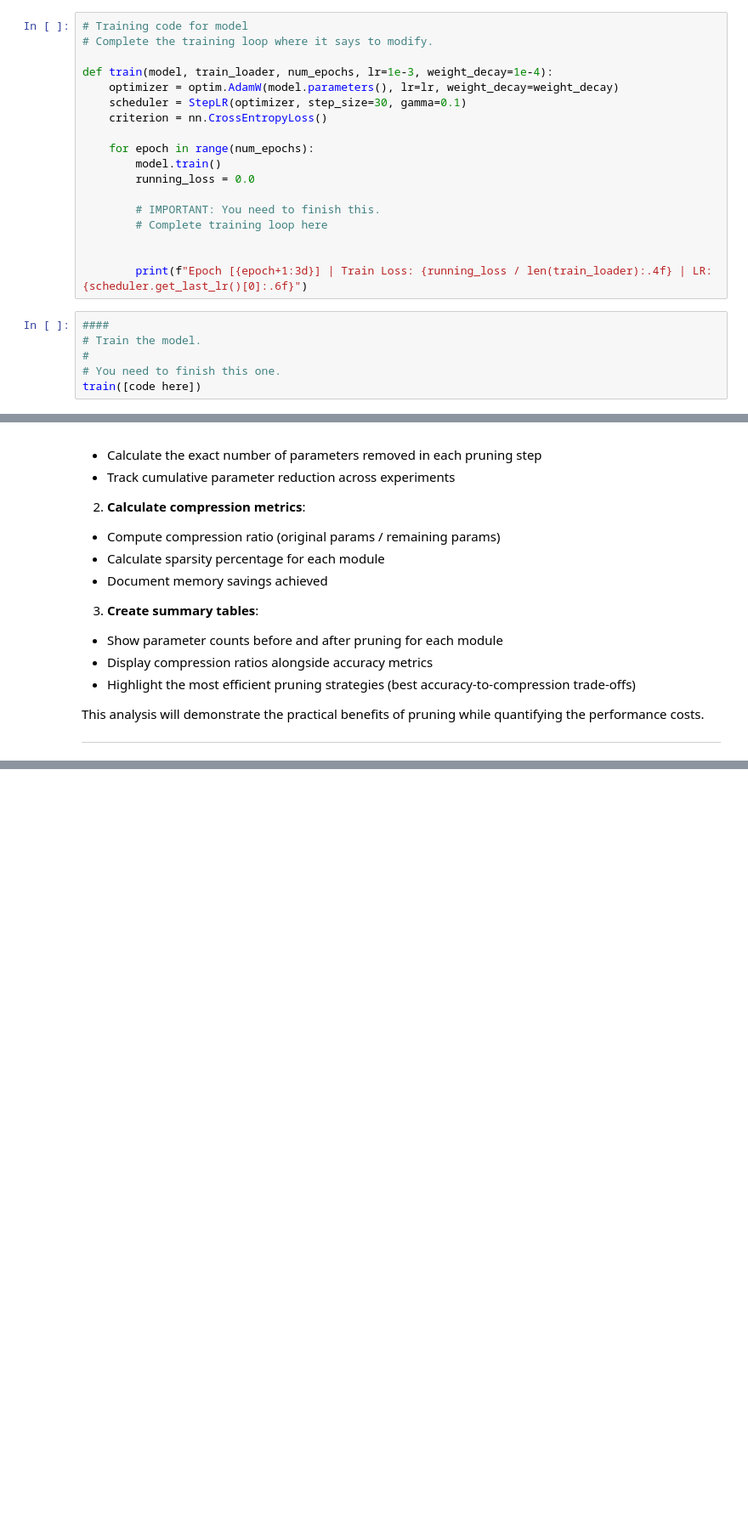
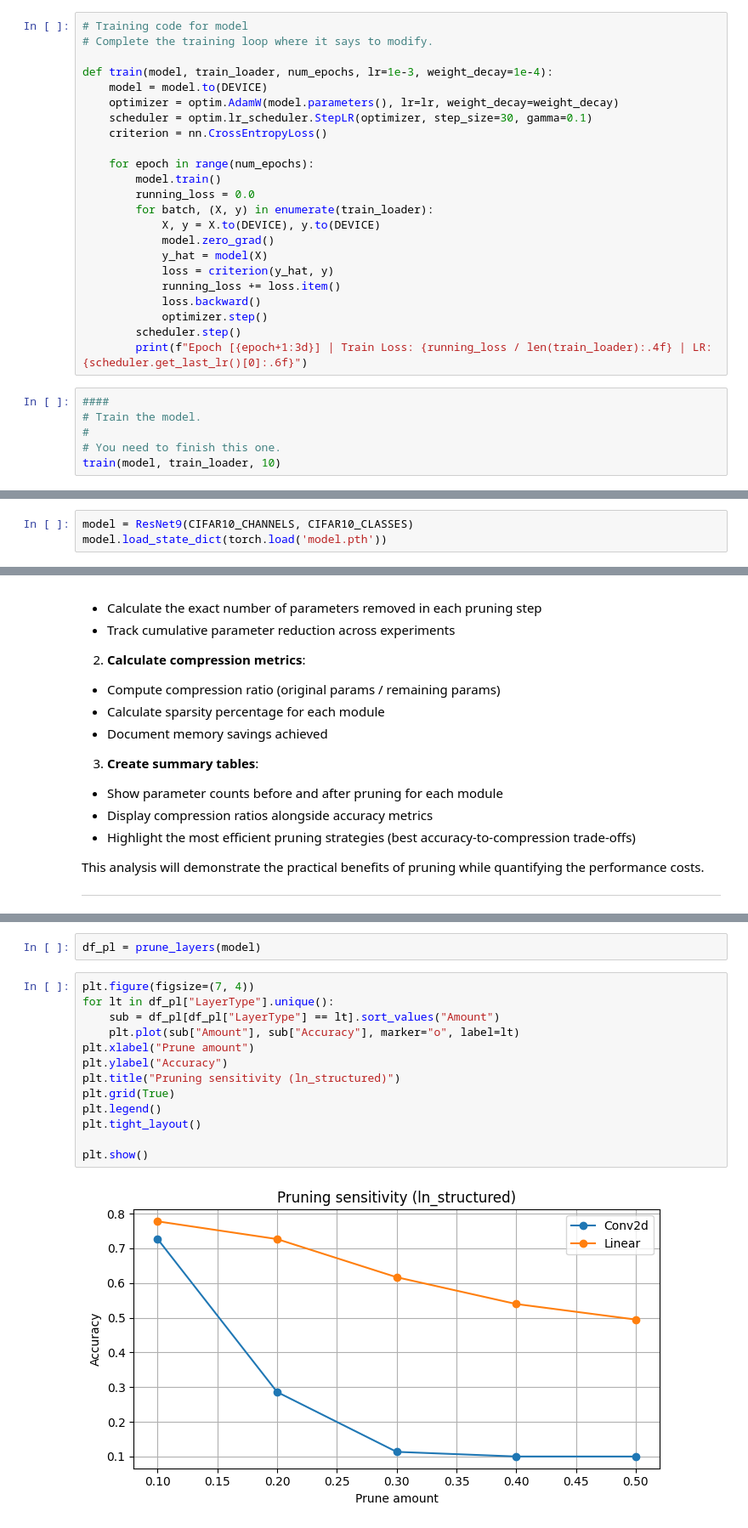
Before and after one commit to Bluefin-Tuna/CS4803-EML, a Jupyter notebook: p1/lab1_task1_Tanush_Chopra.ipynb, the cells around one changed output, grey strips where cells are left out. Shown: that part at 85% size. Cells and saved outputs as stored; diff of their text form; blank space fills up the shorter version.

```diff
--- a/p1/lab1_task1_Tanush_Chopra.ipynb
+++ b/p1/lab1_task1_Tanush_Chopra.ipynb
@@ -144,22 +176,27 @@ model = ResNet9([in_chanenls],[num_classes])
 # Complete the training loop where it says to modify.
 
 def train(model, train_loader, num_epochs, lr=1e-3, weight_decay=1e-4):
+    model = model.to(DEVICE)
     optimizer = optim.AdamW(model.parameters(), lr=lr, weight_decay=weight_decay)
-    scheduler = StepLR(optimizer, step_size=30, gamma=0.1)
+    scheduler = optim.lr_scheduler.StepLR(optimizer, step_size=30, gamma=0.1)
     criterion = nn.CrossEntropyLoss()
 
     for epoch in range(num_epochs):
         model.train()
         running_loss = 0.0
-
-        # IMPORTANT: You need to finish this.
-        # Complete training loop here
-
-
+        for batch, (X, y) in enumerate(train_loader):
+            X, y = X.to(DEVICE), y.to(DEVICE)
+            model.zero_grad()
+            y_hat = model(X)
+            loss = criterion(y_hat, y)
+            running_loss += loss.item()
+            loss.backward()
+            optimizer.step()
+        scheduler.step()
         print(f"Epoch [{epoch+1:3d}] | Train Loss: {running_loss / len(train_loader):.4f} | LR: {scheduler.get_last_lr()[0]:.6f}")
 # %%
 ####
 # Train the model.
 #
 # You need to finish this one.
-train([code here])
+train(model, train_loader, 10)
@@ -178,0 +250,3 @@ test_loss, test_acc = evaluate_test(model,test_loader)
+# %%
+model = ResNet9(CIFAR10_CHANNELS, CIFAR10_CLASSES)
+model.load_state_dict(torch.load('model.pth'))
@@ -291,0 +442,17 @@ def prune_and_eval(model,module,amount):
+# %%
+df_pl = prune_layers(model)
+# %%
+plt.figure(figsize=(7, 4))
+for lt in df_pl["LayerType"].unique():
+    sub = df_pl[df_pl["LayerType"] == lt].sort_values("Amount")
+    plt.plot(sub["Amount"], sub["Accuracy"], marker="o", label=lt)
+plt.xlabel("Prune amount")
+plt.ylabel("Accuracy")
+plt.title("Pruning sensitivity (ln_structured)")
+plt.grid(True)
+plt.legend()
+plt.tight_layout()
+
+plt.show()
+# %% [output]
+[figure, added]
```
Also changed, not shown: parts of 35 cells of this notebook, 7 other files.
